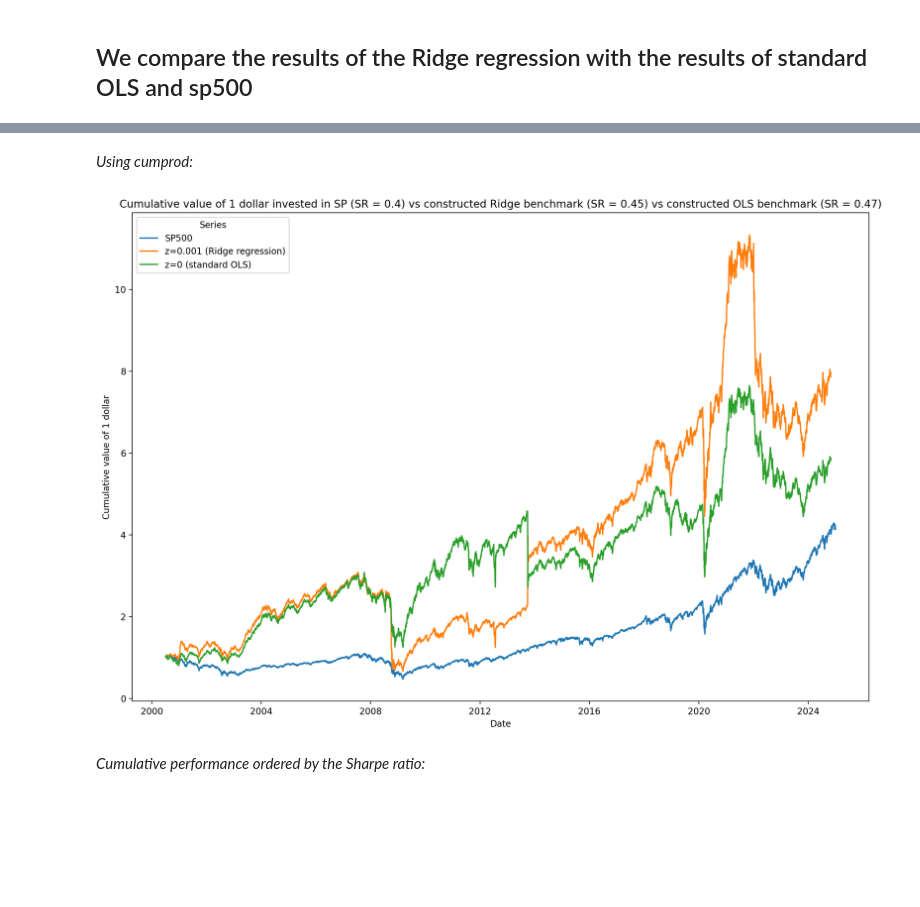
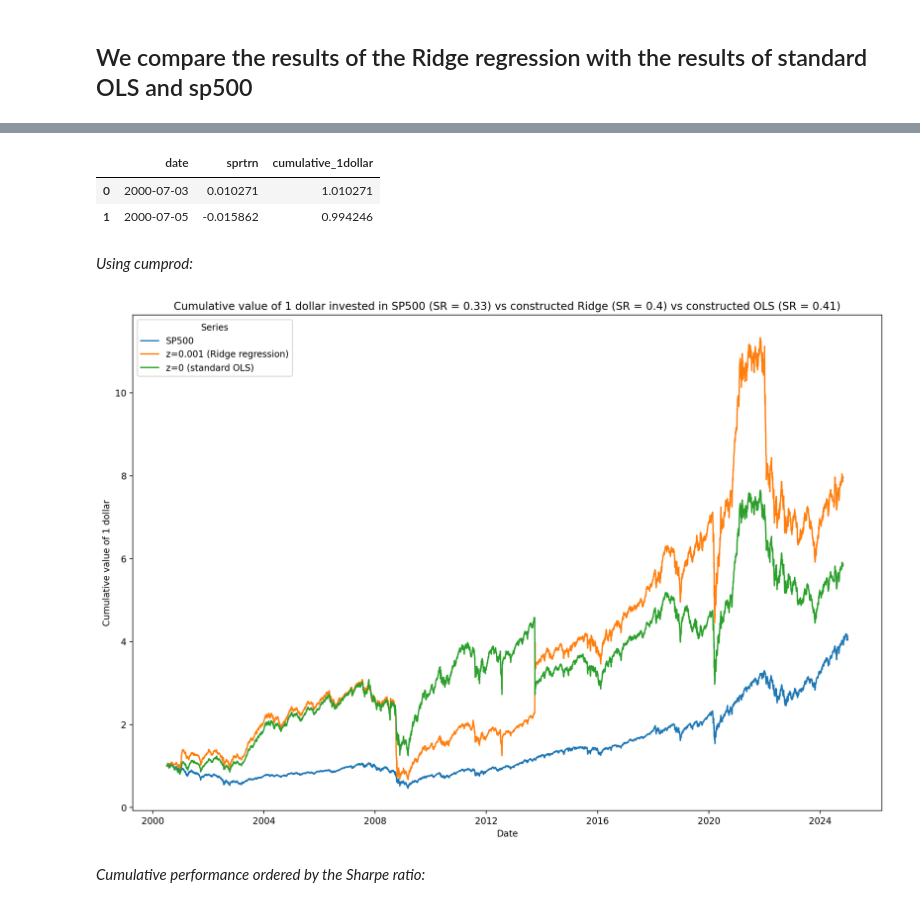
Before and after one commit to mirkorado/ML-Project, a Jupyter notebook: Benchmark_Ridge.ipynb, the cells around one changed output, grey strips where cells are left out. Cells and saved outputs as stored; diff of their text form; code cells hidden in the pictures; blank space fills up the shorter version.

```diff
--- a/Benchmark_Ridge.ipynb
+++ b/Benchmark_Ridge.ipynb
@@ -188,0 +191,6 @@ OLS_ret = pd.read_csv('base_benchmark.csv')
+# %%
+### In case you want to revisit some graphs and don't want to run the code
+
+portfolio_returns_df = pd.read_csv('base_benchmark_regul.csv', index_col = 'Unnamed: 0')
+portfolio_returns_df['date'] = pd.to_datetime(portfolio_returns_df['date'], format = "%Y-%m-%d")
+portfolio_returns_df.head(2)
@@ -188,0 +201,8 @@ OLS_ret = pd.read_csv('base_benchmark.csv')
+# %%
+### Upload the risk-free rate
+
+riskfree = pd.read_csv("fed_funds_rate_daily_2000_2024.csv")
+riskfree.rename(columns = {"DATE": "date"}, inplace=True)
+riskfree['date'] = pd.to_datetime(riskfree['date'], format = "%Y-%m-%d")
+riskfree["ON risk-free rate"] = (riskfree['DFF']/100 + 1) ** (1/365) - 1 ### convert from annualized to daily ON rate
+riskfree.head(2)
@@ -189,34 +213,38 @@ OLS_ret = pd.read_csv('base_benchmark.csv')
+# %%
+### UPLOAD SP500
+
+sp500 = pd.read_csv("SP500 benchmark.csv")
+sp500['date'] = pd.to_datetime(sp500['date'])
+mindatesp = portfolio_returns_df.date.min()
+sp500 = sp500[sp500.date >= mindatesp].reset_index(drop=True)
+sp500["cumulative_1dollar"] = (sp500['sprtrn'] + 1).cumprod()
+sp500.head(2)
+# %% [output]
+|  | date | sprtrn | cumulative_1dollar |
+| 0 | 2000-07-03 | 0.010271 | 1.010271 |
+| 1 | 2000-07-05 | -0.015862 | 0.994246 |
 # %% [markdown]
 *Using cumprod:*
-# %%
-first_dates = [first for _, _, first in results_Ridge_optimal]
-first_date   = min(first_dates)
-
-sp500 = dailyret[['date', 'sprtrn']].drop_duplicates("date")
-sp500 = sp500[sp500.date >= first_date].reset_index(drop=True)
-sp500["cumulative_1dollar"] = (sp500['sprtrn'] + 1).cumprod()
-
-portfolio_returns_df["cumulative_1dollar"] = (portfolio_returns_df['weighted_return'] + 1).cumprod()
-OLS_ret["cumulative_1dollar"] = (OLS_ret['weighted_return'] + 1).cumprod()
-
-sharpe_SP = bm.sharpe_ratio(sp500['sprtrn'])
-sharpe_benchmark = bm.sharpe_ratio(portfolio_returns_df["weighted_return"])
-sharpe_benchmark_OLS = bm.sharpe_ratio(OLS_ret["weighted_return"])
-
-fig, ax = plt.subplots(figsize = (15, 10))
-sns.lineplot(x = sp500['date'],
-             y = sp500['cumulative_1dollar'], label = 'SP500')
-sns.lineplot(x = portfolio_returns_df['date'],
-             y = portfolio_returns_df['cumulative_1dollar'], label = 'z=0.001 (Ridge regression)')
-sns.lineplot(x = portfolio_returns_df['date'],
-             y = OLS_ret['cumulative_1dollar'], label = 'z=0 (standard OLS)')
-
-plt.legend(title="Series", loc='upper left')
-plt.xlabel("Date")
-plt.ylabel(f"Cumulative value of 1 dollar")
-plt.title(f"Cumulative value of 1 dollar invested in SP (SR = {sharpe_SP}) vs constructed Ridge benchmark (SR = {sharpe_benchmark}) vs constructed OLS benchmark (SR = {sharpe_benchmark_OLS})")
-plt.show()
-# %% [output]
-[figure, removed]
+# %%
+sharpe_SP = bm.sharpe_ratio(sp500, riskfree, 'sprtrn', 'ON risk-free rate')
+sharpe_benchmark = bm.sharpe_ratio(portfolio_returns_df,riskfree,"weighted_return", 'ON risk-free rate')
+sharpe_benchmark_OLS = bm.sharpe_ratio(OLS_ret,riskfree,"weighted_return", "ON risk-free rate")
+
+fig, ax = plt.subplots(figsize = (15, 10))
+sns.lineplot(x = sp500['date'],
+             y = sp500['cumulative_1dollar'], label = 'SP500')
+sns.lineplot(x = portfolio_returns_df['date'],
+             y = portfolio_returns_df['cumulative_1dollar'], label = 'z=0.001 (Ridge regression)')
+sns.lineplot(x = portfolio_returns_df['date'],
+             y = OLS_ret['cumulative_1dollar'], label = 'z=0 (standard OLS)')
+
+plt.legend(title="Series", loc='upper left')
+plt.xlabel("Date")
+plt.ylabel(f"Cumulative value of 1 dollar")
+plt.title(f"Cumulative value of 1 dollar invested in SP500 (SR = {sharpe_SP}) vs constructed Ridge (SR = {sharpe_benchmark}) vs constructed OLS (SR = {sharpe_benchmark_OLS})")
+plt.savefig(GRAPH_DIR + '/OLS and Ridge vs SP500 in cumulative value.png', dpi = 300)
+plt.show()
+# %% [output]
+[figure, added]
 # %% [markdown]
 *Cumulative performance ordered by the Sharpe ratio:*
```
Also changed, not shown: parts of 8 cells of this notebook, 2 other files.
